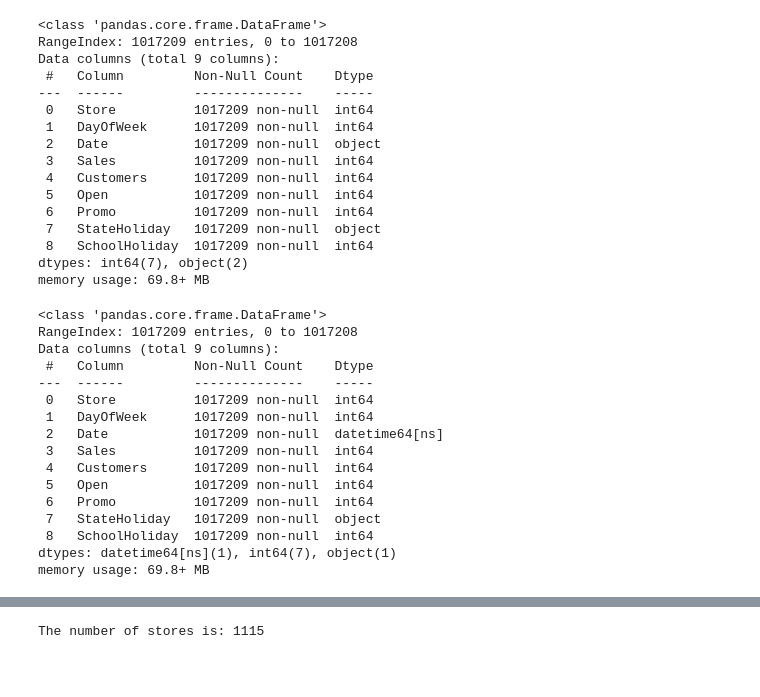
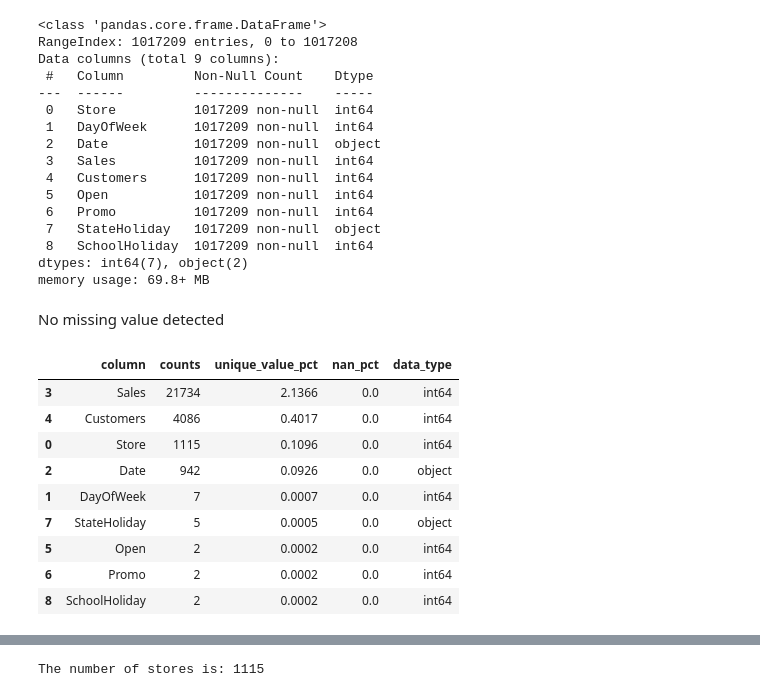
Before and after one commit to yoyo6022/covid-19, a Jupyter notebook: Notebook/Data Wrangling-Copy1.ipynb, the cells around one changed output, grey strips where cells are left out. Saved outputs shown, nothing was run; the diff lists cells and outputs as text; code cells hidden in the pictures; blank space fills up the shorter version.

```diff
--- a/Notebook/Data Wrangling-Copy1.ipynb
+++ b/Notebook/Data Wrangling-Copy1.ipynb
@@ -46,4 +50,32 @@ Data columns (total 9 columns):
  8   SchoolHoliday  1017209 non-null  int64
 dtypes: int64(7), object(2)
 memory usage: 69.8+ MB
+# %% [markdown]
+No missing value detected
+# %%
+# creata a function to calculate unique value count and percentage for the whole dataset
+# and check the data type for each column
+def data_info(data):
+    count = data.nunique()
+    va_pct = round(count/(data.shape[0])*100,4)
+    nan_p = round(data.isnull().sum()/data.shape[0]*100,4)
+    frame = pd.DataFrame(zip(count,va_pct,nan_p), index=count.index,
+                         columns=['counts','unique_value_pct', 'nan_pct']).reset_index().rename(columns={'index': 'column'})
+
+
+    frame['data_type']= df.dtypes.tolist()
+    return frame.sort_values('counts', ascending=False)
+# %%
+data_info(df)
+# %% [output]
+|  | column | counts | unique_value_pct | nan_pct | data_type |
+| 3 | Sales | 21734 | 2.1366 | 0.0 | int64 |
+| 4 | Customers | 4086 | 0.4017 | 0.0 | int64 |
+| 0 | Store | 1115 | 0.1096 | 0.0 | int64 |
+| 2 | Date | 942 | 0.0926 | 0.0 | object |
+| 1 | DayOfWeek | 7 | 0.0007 | 0.0 | int64 |
+| 7 | StateHoliday | 5 | 0.0005 | 0.0 | object |
+| 5 | Open | 2 | 0.0002 | 0.0 | int64 |
+| 6 | Promo | 2 | 0.0002 | 0.0 | int64 |
+| 8 | SchoolHoliday | 2 | 0.0002 | 0.0 | int64 |
 # %%
@@ -50,20 +83 @@ memory usage: 69.8+ MB
 df.Date = pd.to_datetime(df.Date, format='%Y-%m-%d')
-# %%
-df.info()
-# %% [output]
-<class 'pandas.core.frame.DataFrame'>
-RangeIndex: 1017209 entries, 0 to 1017208
-Data columns (total 9 columns):
- #   Column         Non-Null Count    Dtype
----  ------         --------------    -----
- 0   Store          1017209 non-null  int64
- 1   DayOfWeek      1017209 non-null  int64
- 2   Date           1017209 non-null  datetime64[ns]
- 3   Sales          1017209 non-null  int64
- 4   Customers      1017209 non-null  int64
- 5   Open           1017209 non-null  int64
- 6   Promo          1017209 non-null  int64
- 7   StateHoliday   1017209 non-null  object
- 8   SchoolHoliday  1017209 non-null  int64
-dtypes: datetime64[ns](1), int64(7), object(1)
-memory usage: 69.8+ MB
```
Also changed, not shown: parts of 48 cells of this notebook.
